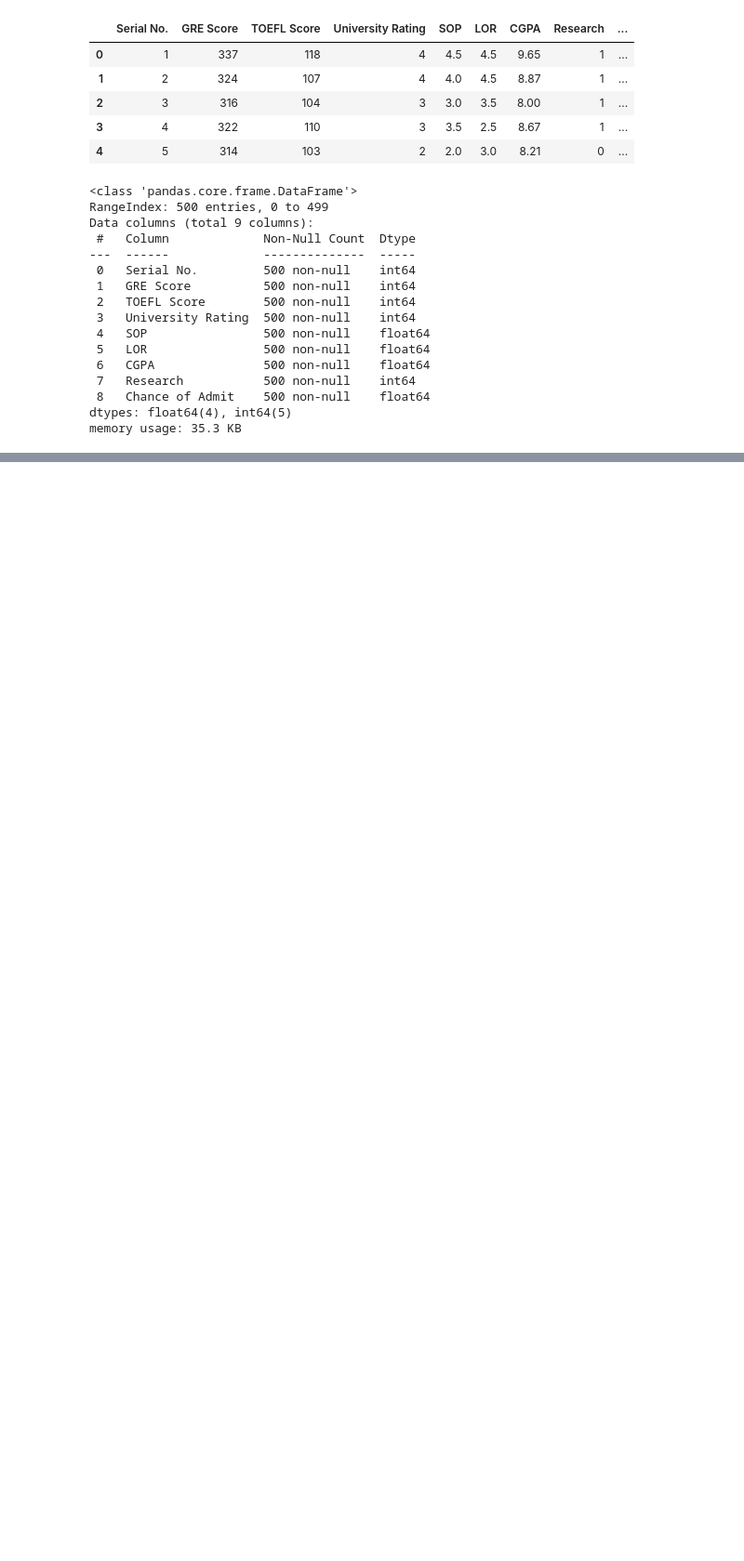
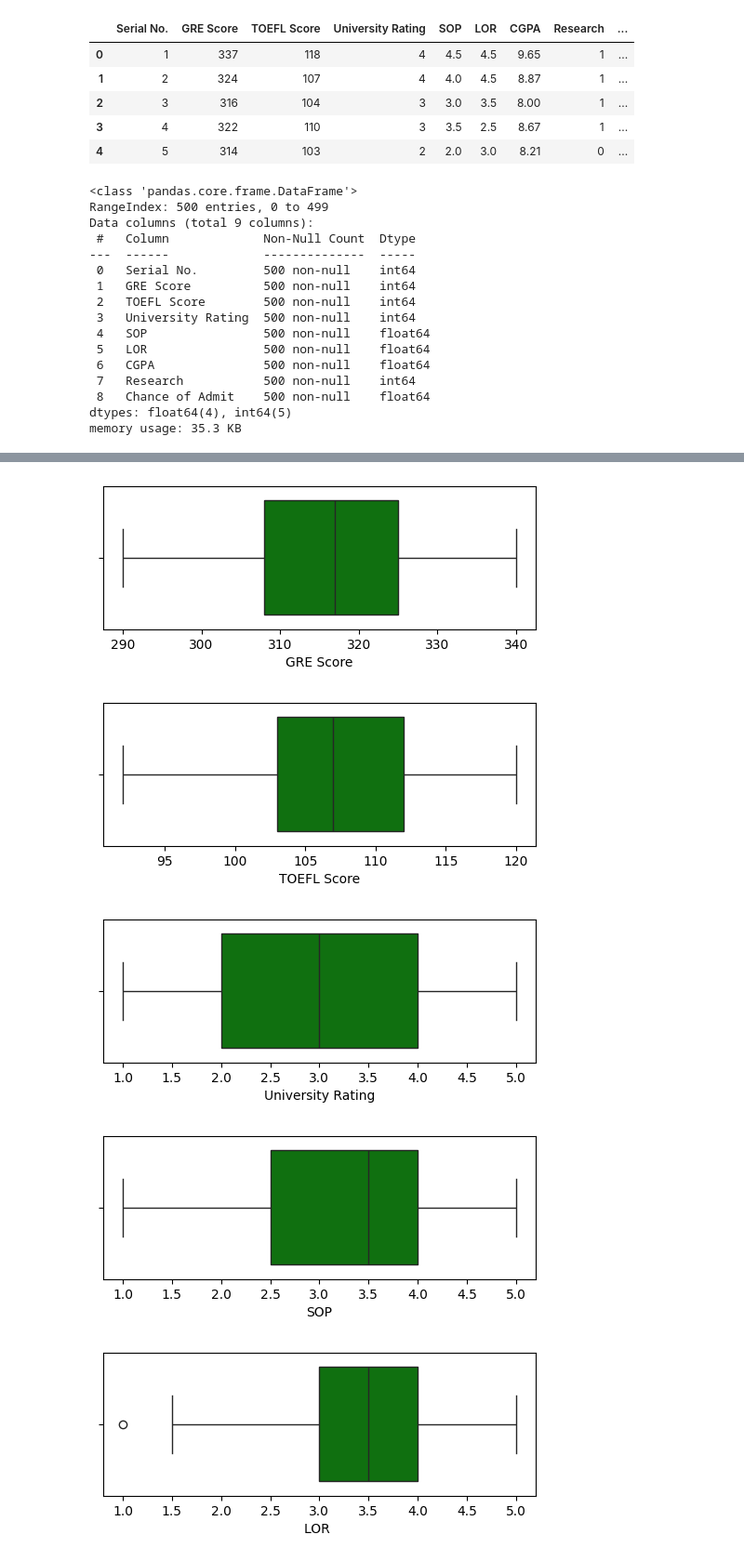
Before and after one commit to akshayabhale1406/SCLR_Jamboree_Education_Linear_Regression, a Jupyter notebook: Jamboree_Education_Linear_Regression.ipynb, the cells around one changed output, grey strips where cells are left out. Shown at 93% size. Cells and saved outputs as stored; diff of their text form; code cells hidden in the pictures; blank space fills up the shorter version.

```diff
--- a/Jamboree_Education_Linear_Regression.ipynb
+++ b/Jamboree_Education_Linear_Regression.ipynb
@@ -67,0 +104,13 @@ box_plot_of_columns(df_box_plot)
+# %%
+def box_plot_of_columns (dfa):
+     for column in dfa:
+       fig, ax = plt.subplots(figsize = (6, 2))  # Create a single subplot
+       sns.boxplot(dfa[column], orient = "h", color = "green", ax=ax)  # Plot on the subplot
+       plt.show()
+box_plot_of_columns(df_box_plot)
+# %% [output]
+[figure, added]
+[figure, added]
+[figure, added]
+[figure, added]
+[figure, added]
```
Also changed, not shown: parts of 11 cells of this notebook.
